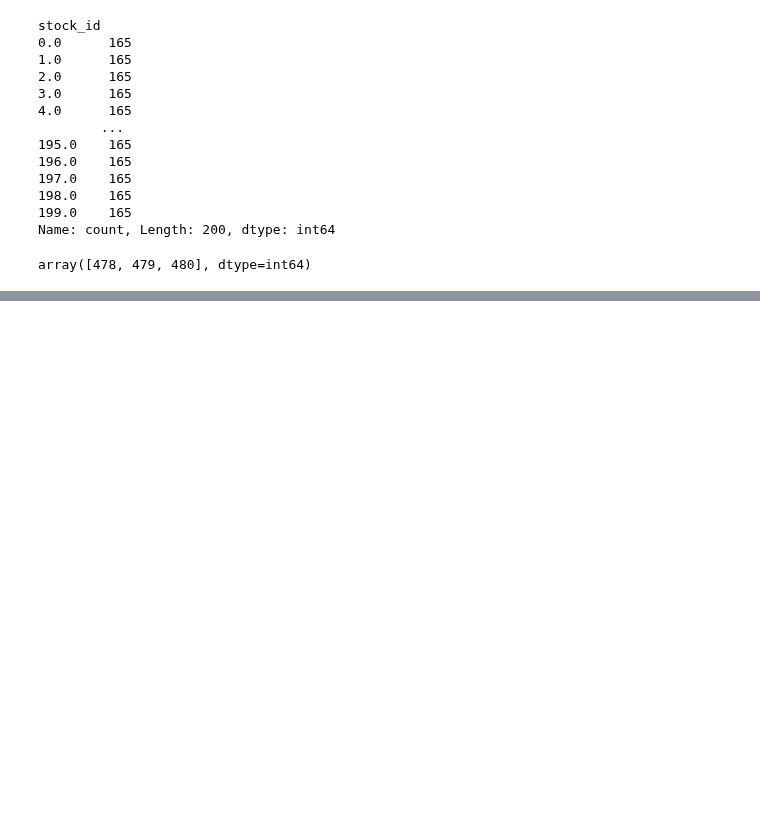
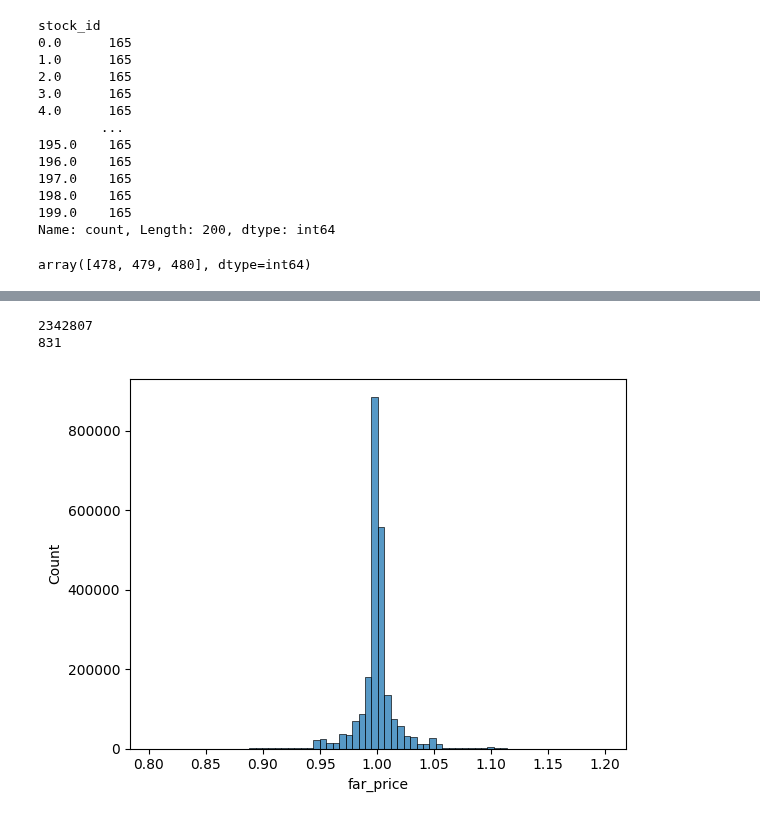
Before and after one commit to huanrafa/ProjectPracticing, a Jupyter notebook: 2023_12(1) Optiver - Trading at the Close/OptiverTrading.ipynb, the cells around one changed output, grey strips where cells are left out. Cells and saved outputs as stored; diff of their text form; code cells hidden in the pictures; blank space fills up the shorter version.

```diff
--- a/2023_12(1) Optiver - Trading at the Close/OptiverTrading.ipynb
+++ b/2023_12(1) Optiver - Trading at the Close/OptiverTrading.ipynb
@@ -318,0 +448,13 @@ array([478, 479, 480], dtype=int64)
+# %%
+most_far_train = training[(training['far_price'] < 1.2) & (training['far_price'] > 0.8)]
+print(len(most_far_train))
+print(len(training[~training['far_price'].isnull()]) - len(most_far_train))
+
+fig, ax1 = plt.subplots()
+train_far_hist = sns.histplot(most_far_train['far_price'], bins = 70, ax=ax1)
+
+# Most of the values hover in the range [0.8, 1.2]
+# %% [output]
+2342807
+831
+[figure, added]
```
Also changed, not shown: parts of 15 cells of this notebook, 1 other file.
